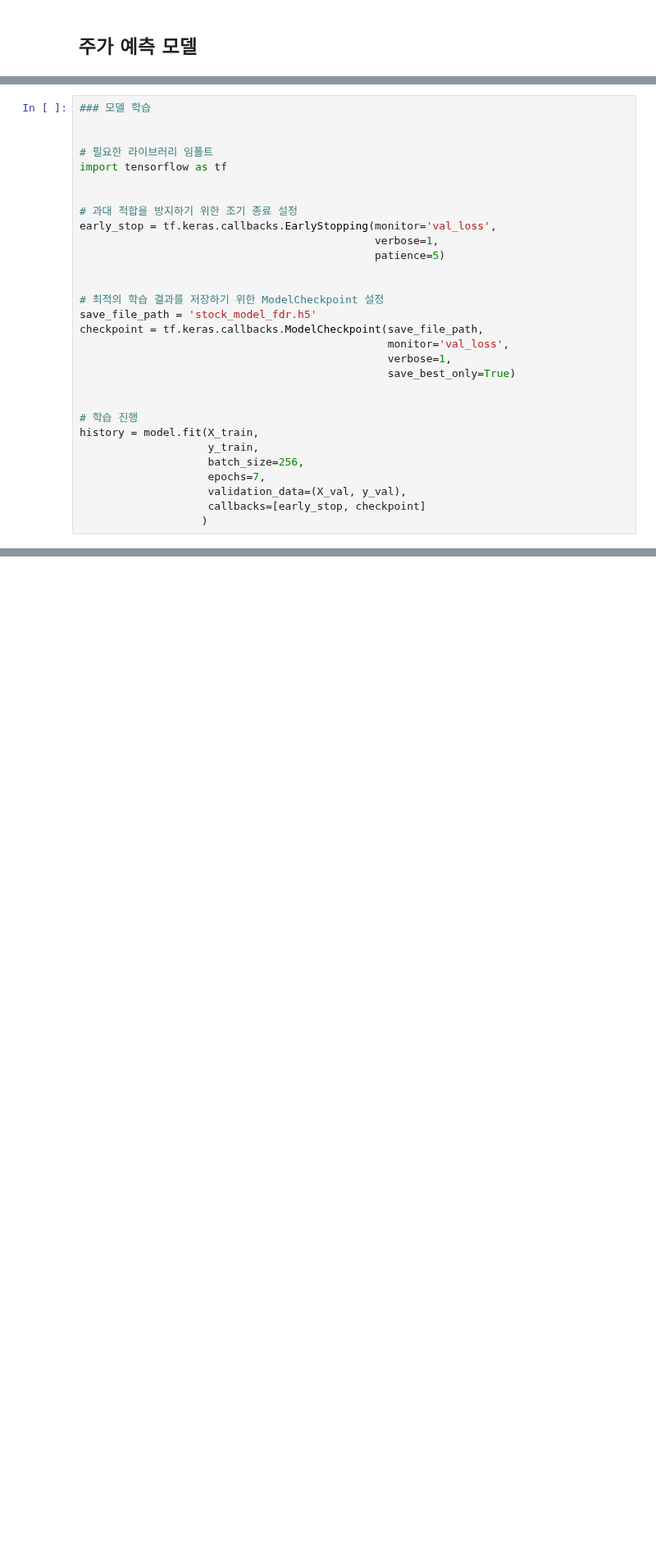
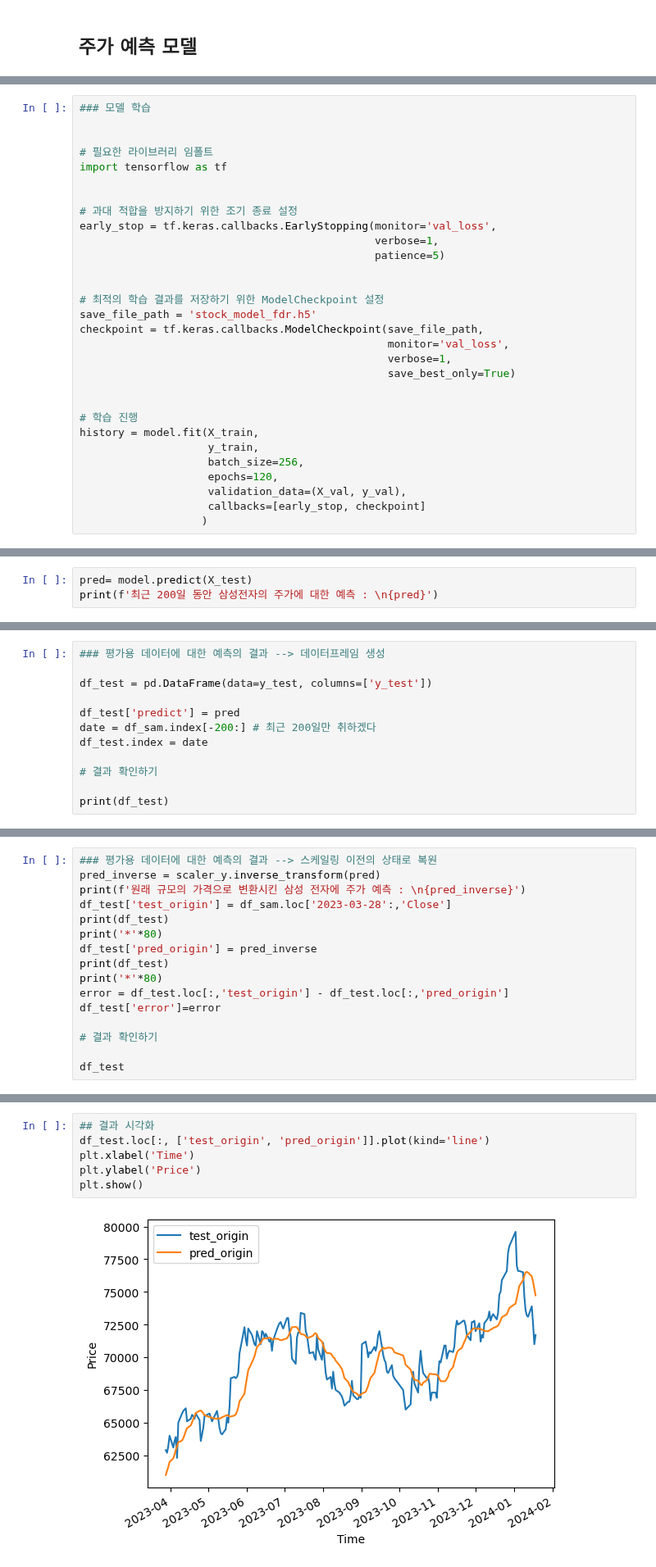
Before and after one commit to Nvuly/DeepLearning, a Jupyter notebook: 실습_삼성전자_주가예측.ipynb, the cells around one changed output, grey strips where cells are left out. Shown at 82% size. Saved outputs shown, nothing was run; the diff lists cells and outputs as text; blank space fills up the shorter version.

```diff
--- a/실습_삼성전자_주가예측.ipynb
+++ b/실습_삼성전자_주가예측.ipynb
@@ -490,7 +492,7 @@ checkpoint = tf.keras.callbacks.ModelCheckpoint(save_file_path,
 history = model.fit(X_train,
                     y_train,
                     batch_size=256,
-                    epochs=7,
+                    epochs=120,
                     validation_data=(X_val, y_val),
                     callbacks=[early_stop, checkpoint]
                    )
@@ -501,0 +527,3 @@ WARNING:tensorflow:From c:\Users\human\anaconda3\Lib\site-packages\keras\src\eng
+# %%
+pred= model.predict(X_test)
+print(f'최근 200일 동안 삼성전자의 주가에 대한 예측 : \n{pred}')
@@ -501,0 +548,12 @@ WARNING:tensorflow:From c:\Users\human\anaconda3\Lib\site-packages\keras\src\eng
+# %%
+### 평가용 데이터에 대한 예측의 결과 --> 데이터프레임 생성
+
+df_test = pd.DataFrame(data=y_test, columns=['y_test'])
+
+df_test['predict'] = pred
+date = df_sam.index[-200:] # 최근 200일만 취하겠다
+df_test.index = date
+
+# 결과 확인하기
+
+print(df_test)
@@ -501,0 +593,16 @@ WARNING:tensorflow:From c:\Users\human\anaconda3\Lib\site-packages\keras\src\eng
+# %%
+### 평가용 데이터에 대한 예측의 결과 --> 스케일링 이전의 상태로 복원
+pred_inverse = scaler_y.inverse_transform(pred)
+print(f'원래 규모의 가격으로 변환시킨 삼성 전자에 주가 예측 : \n{pred_inverse}')
+df_test['test_origin'] = df_sam.loc['2023-03-28':,'Close']
+print(df_test)
+print('*'*80)
+df_test['pred_origin'] = pred_inverse
+print(df_test)
+print('*'*80)
+error = df_test.loc[:,'test_origin'] - df_test.loc[:,'pred_origin']
+df_test['error']=error
+
+# 결과 확인하기
+
+df_test
@@ -501,0 +643,8 @@ WARNING:tensorflow:From c:\Users\human\anaconda3\Lib\site-packages\keras\src\eng
+# %%
+## 결과 시각화
+df_test.loc[:, ['test_origin', 'pred_origin']].plot(kind='line')
+plt.xlabel('Time')
+plt.ylabel('Price')
+plt.show()
+# %% [output]
+[figure, added]
```
Also changed, not shown: parts of 10 cells of this notebook.
